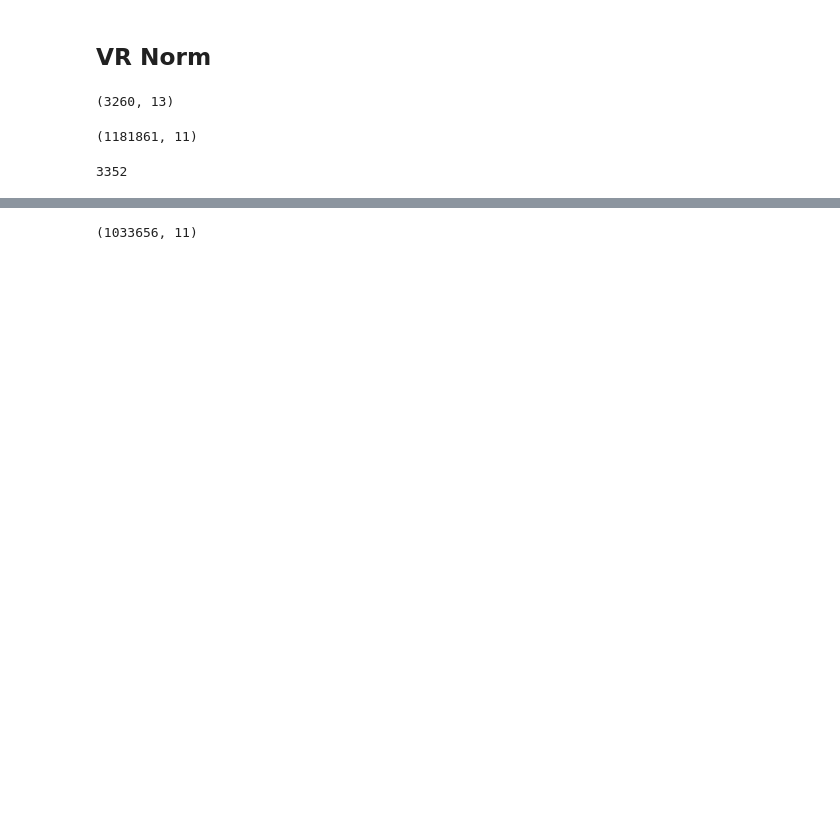
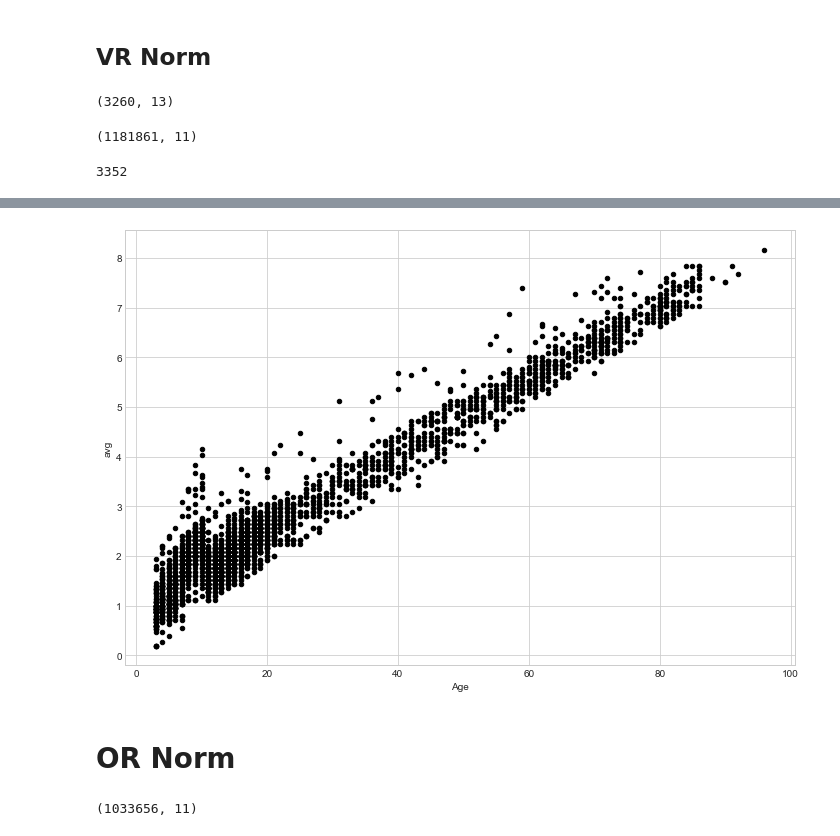
Before and after one commit to tianchu-shu/NWMSS, a Jupyter notebook: NIHTB_Norming/OR_norm.ipynb, the cells around one changed output, grey strips where cells are left out. Saved outputs shown, nothing was run; the diff lists cells and outputs as text; code cells hidden in the pictures; blank space fills up the shorter version.

```diff
--- a/NIHTB_Norming/OR_norm.ipynb
+++ b/NIHTB_Norming/OR_norm.ipynb
@@ -46,3 +109,9 @@ df =pd.merge(data, reg, on=['PIN'])
+# %%
+ax1 = vdf.plot.scatter(x='Age',   y='avg', c='Black')
+# %% [output]
+[figure, added]
+# %% [markdown]
+# OR Norm
 # %%
 orn = pd.read_csv('C:/Users/tsb7592/Downloads/OR_norm.csv', index_col=0)
 # %%
```
Also changed, not shown: parts of 16 cells of this notebook.
